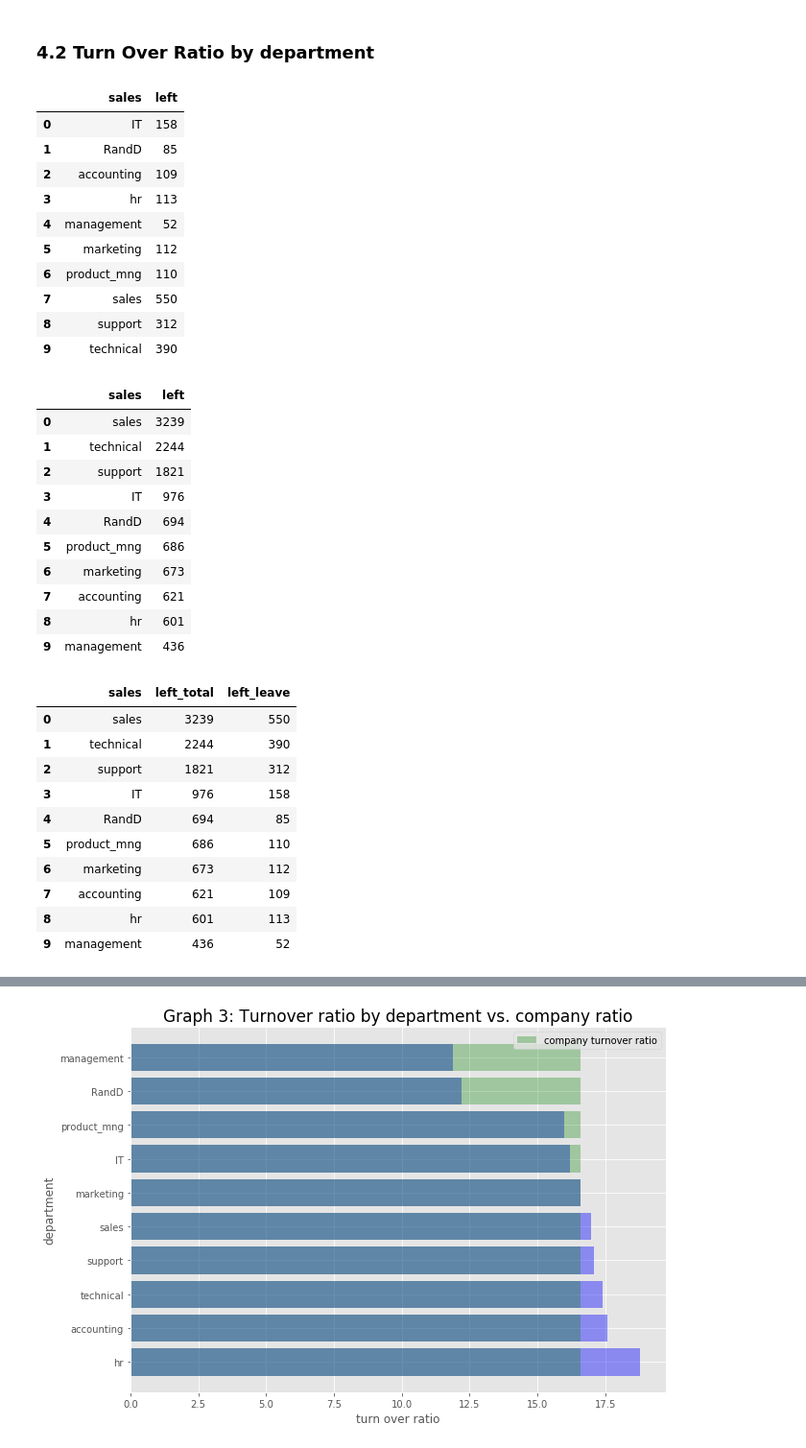
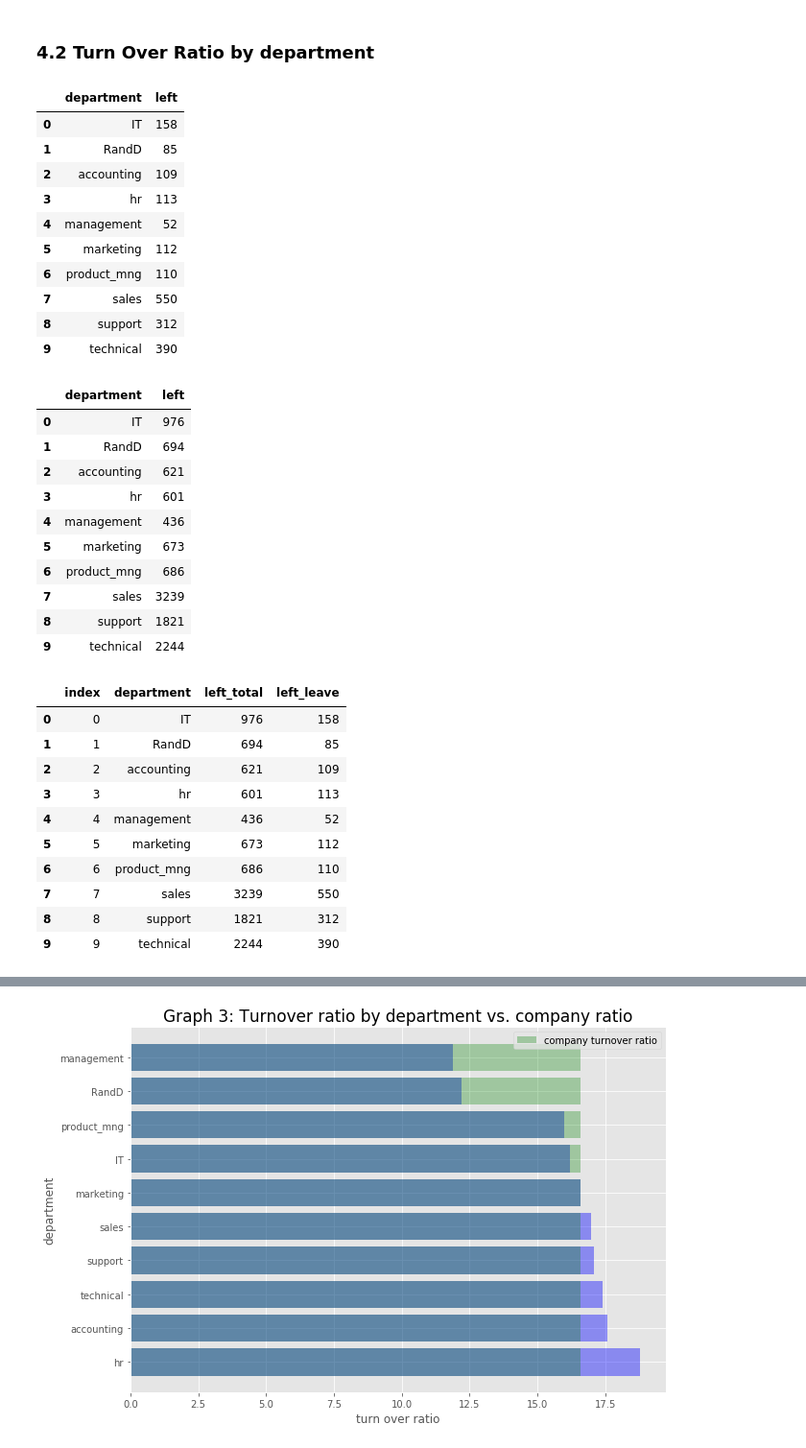
Before and after one commit to MariaGamero/TFM-ReasonsforEmployeeTurnover, a Jupyter notebook: Employee_retention.ipynb, the cells around one changed output, grey strips where cells are left out. Shown at 96% size. Saved outputs shown, nothing was run; the diff lists cells and outputs as text; code cells hidden in the pictures.

```diff
--- a/Employee_retention.ipynb
+++ b/Employee_retention.ipynb
@@ -78,0 +88,5 @@ hr.describe()
+# %%
+hr.columns=['satisfaction_level', 'last_evaluation', 'number_project',
+       'average_montly_hours', 'time_spend_company', 'Work_accident', 'left',
+       'promotion_last_5years', 'department', 'salary']
+hr.columns
@@ -239,10 +257,10 @@ plt.show()
 ### 4.2 Turn Over Ratio by department
 # %%
 #people who leave breakdown by department
-people_who_leave_by_department= people_who_leave.groupby('sales')['left'].count().reset_index()
+people_who_leave_by_department= people_who_leave.groupby('department')['left'].count().reset_index()
 people_who_leave_by_department
 # %% [output]
-|  | sales | left |
+|  | department | left |
 | 0 | IT | 158 |
 | 1 | RandD | 85 |
 | 2 | accounting | 109 |
@@ -255,35 +273,36 @@ people_who_leave_by_department
 | 9 | technical | 390 |
 # %%
 #total Headcount
-headcount_by_department.reset_index()
+headcount_by_department=hr_no_dupl.groupby('department')['left'].count().reset_index()
+headcount_by_department
 # %% [output]
-|  | sales | left |
-| 0 | sales | 3239 |
-| 1 | technical | 2244 |
-| 2 | support | 1821 |
-| 3 | IT | 976 |
-| 4 | RandD | 694 |
-| 5 | product_mng | 686 |
-| 6 | marketing | 673 |
-| 7 | accounting | 621 |
-| 8 | hr | 601 |
-| 9 | management | 436 |
+|  | department | left |
+| 0 | IT | 976 |
+| 1 | RandD | 694 |
+| 2 | accounting | 621 |
+| 3 | hr | 601 |
+| 4 | management | 436 |
+| 5 | marketing | 673 |
+| 6 | product_mng | 686 |
+| 7 | sales | 3239 |
+| 8 | support | 1821 |
+| 9 | technical | 2244 |
 # %%
-#Merge in just one dataset
-headcount = headcount_by_department.reset_index().merge(people_who_leave_by_department,on='sales',suffixes=['_total', '_leave'])
+#Merge in just one dataset both tables
+headcount = headcount_by_department.reset_index().merge(people_who_leave_by_department,on='department',suffixes=['_total', '_leave'])
 headcount
 # %% [output]
-|  | sales | left_total | left_leave |
-| 0 | sales | 3239 | 550 |
-| 1 | technical | 2244 | 390 |
-| 2 | support | 1821 | 312 |
-| 3 | IT | 976 | 158 |
-| 4 | RandD | 694 | 85 |
-| 5 | product_mng | 686 | 110 |
-| 6 | marketing | 673 | 112 |
-| 7 | accounting | 621 | 109 |
-| 8 | hr | 601 | 113 |
-| 9 | management | 436 | 52 |
+|  | index | department | left_total | left_leave |
+| 0 | 0 | IT | 976 | 158 |
+| 1 | 1 | RandD | 694 | 85 |
+| 2 | 2 | accounting | 621 | 109 |
+| 3 | 3 | hr | 601 | 113 |
+| 4 | 4 | management | 436 | 52 |
+| 5 | 5 | marketing | 673 | 112 |
+| 6 | 6 | product_mng | 686 | 110 |
+| 7 | 7 | sales | 3239 | 550 |
+| 8 | 8 | support | 1821 | 312 |
+| 9 | 9 | technical | 2244 | 390 |
 # %%
 #Create a new column with the churn ratio calculated
 headcount['turn_over']=np.round((headcount['left_leave']/headcount['left_total'])*100,decimals=1)
```
Also changed, not shown: parts of 26 cells of this notebook.
